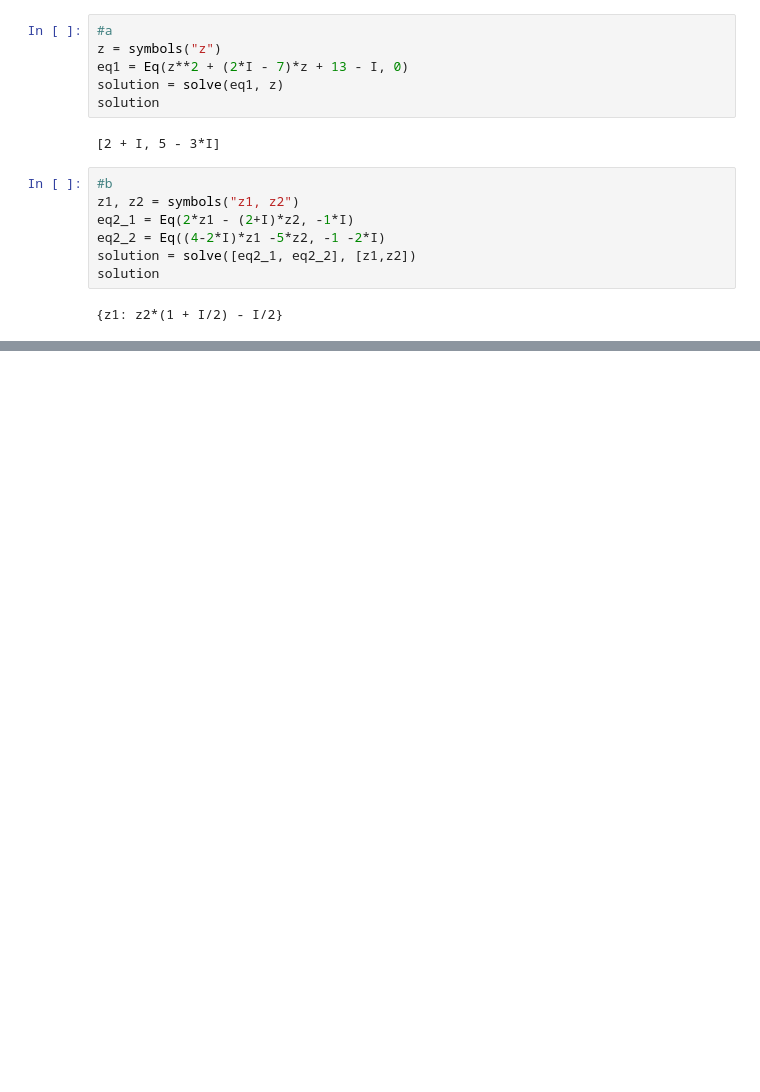
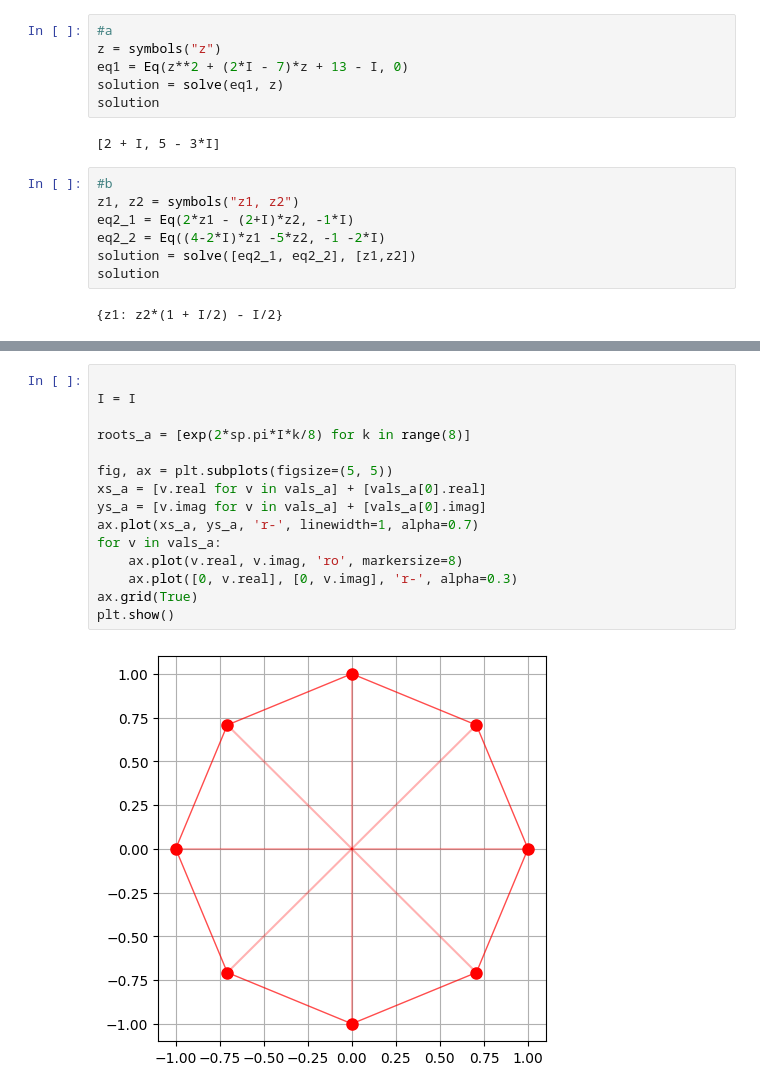
Before and after one commit to exodushka/fa, a Jupyter notebook: alag/dz21.ipynb, the cells around one changed output, grey strips where cells are left out. Drawn from its saved outputs; the diff is of its cells as text; blank space fills up the shorter version.

```diff
--- a/alag/dz21.ipynb
+++ b/alag/dz21.ipynb
@@ -82,0 +185,17 @@ NotImplementedError: solving Abs(z) when the argument is not real or imaginary.
+# %%
+
+I = I
+
+roots_a = [exp(2*sp.pi*I*k/8) for k in range(8)]
+
+fig, ax = plt.subplots(figsize=(5, 5))
+xs_a = [v.real for v in vals_a] + [vals_a[0].real]
+ys_a = [v.imag for v in vals_a] + [vals_a[0].imag]
+ax.plot(xs_a, ys_a, 'r-', linewidth=1, alpha=0.7)
+for v in vals_a:
+    ax.plot(v.real, v.imag, 'ro', markersize=8)
+    ax.plot([0, v.real], [0, v.imag], 'r-', alpha=0.3)
+ax.grid(True)
+plt.show()
+# %% [output]
+[figure, added]
```
Also changed, not shown: parts of 10 cells of this notebook, 5 other files.
